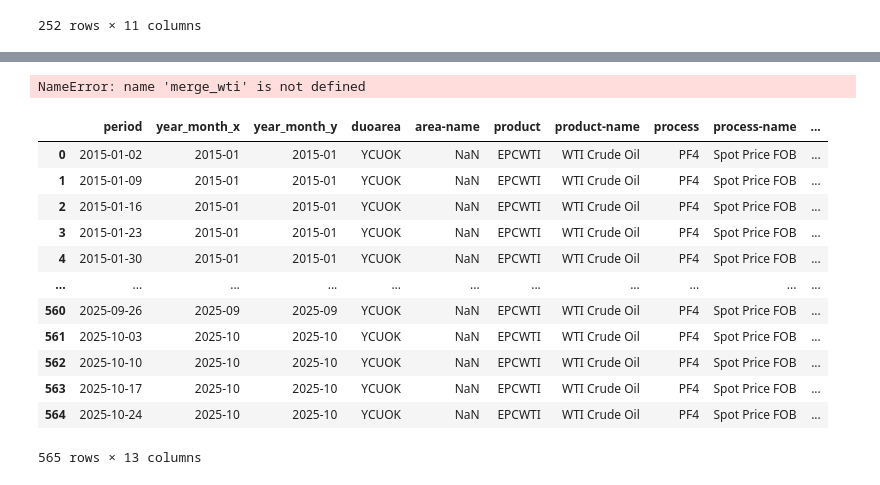
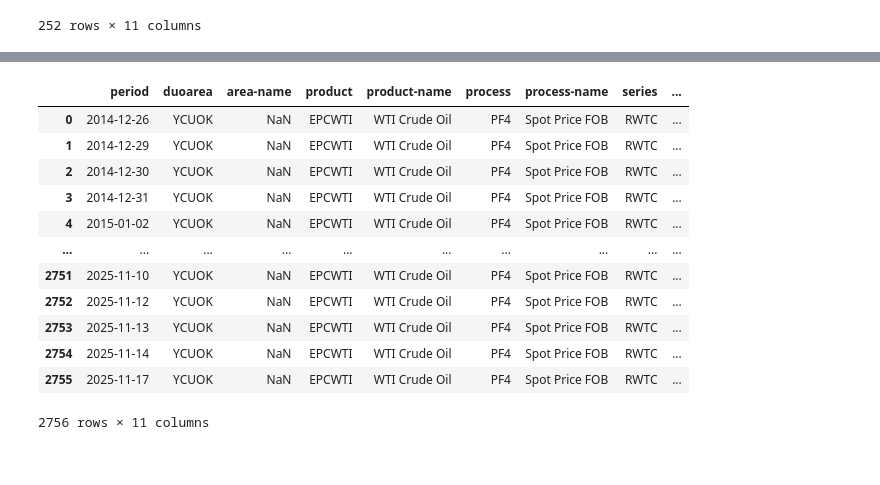
Before and after one commit to SalazarV4/oil-optimization, a Jupyter notebook: notebooks/02_transform.ipynb, the cells around one changed output, grey strips where cells are left out. Saved outputs shown, nothing was run; the diff lists cells and outputs as text; code cells hidden in the pictures.

```diff
--- a/notebooks/02_transform.ipynb
+++ b/notebooks/02_transform.ipynb
@@ -628,23 +620,19 @@ df_wti
 merge_df = features_df.merge(df_wti, on='period',how='outer')
 merge_wti = features_df.merge(merge_df,how='right')
 merge_wti['value'] = merge_wti['value'].ffill()
-# %%
-merge_wti['value'] = merge_wti['value'].rolling(window=5).mean()
-# %% [output]
-NameError: name 'merge_wti' is not defined
-# %%
-features_df.merge(merge_wti,on='period')
-# %% [output]
-|  | period | year_month_x | year_month_y | duoarea | area-name | product | product-name | process | process-name | ... |
-| 0 | 2015-01-02 | 2015-01 | 2015-01 | YCUOK | NaN | EPCWTI | WTI Crude Oil | PF4 | Spot Price FOB | ... |
-| 1 | 2015-01-09 | 2015-01 | 2015-01 | YCUOK | NaN | EPCWTI | WTI Crude Oil | PF4 | Spot Price FOB | ... |
-| 2 | 2015-01-16 | 2015-01 | 2015-01 | YCUOK | NaN | EPCWTI | WTI Crude Oil | PF4 | Spot Price FOB | ... |
-| 3 | 2015-01-23 | 2015-01 | 2015-01 | YCUOK | NaN | EPCWTI | WTI Crude Oil | PF4 | Spot Price FOB | ... |
-| 4 | 2015-01-30 | 2015-01 | 2015-01 | YCUOK | NaN | EPCWTI | WTI Crude Oil | PF4 | Spot Price FOB | ... |
-| ... | ... | ... | ... | ... | ... | ... | ... | ... | ... | ... |
-| 560 | 2025-09-26 | 2025-09 | 2025-09 | YCUOK | NaN | EPCWTI | WTI Crude Oil | PF4 | Spot Price FOB | ... |
-| 561 | 2025-10-03 | 2025-10 | 2025-10 | YCUOK | NaN | EPCWTI | WTI Crude Oil | PF4 | Spot Price FOB | ... |
-| 562 | 2025-10-10 | 2025-10 | 2025-10 | YCUOK | NaN | EPCWTI | WTI Crude Oil | PF4 | Spot Price FOB | ... |
-| 563 | 2025-10-17 | 2025-10 | 2025-10 | YCUOK | NaN | EPCWTI | WTI Crude Oil | PF4 | Spot Price FOB | ... |
-| 564 | 2025-10-24 | 2025-10 | 2025-10 | YCUOK | NaN | EPCWTI | WTI Crude Oil | PF4 | Spot Price FOB | ... |
-565 rows × 13 columns
+# %%
+merge_df
+# %% [output]
+|  | period | duoarea | area-name | product | product-name | process | process-name | series | ... |
+| 0 | 2014-12-26 | YCUOK | NaN | EPCWTI | WTI Crude Oil | PF4 | Spot Price FOB | RWTC | ... |
+| 1 | 2014-12-29 | YCUOK | NaN | EPCWTI | WTI Crude Oil | PF4 | Spot Price FOB | RWTC | ... |
+| 2 | 2014-12-30 | YCUOK | NaN | EPCWTI | WTI Crude Oil | PF4 | Spot Price FOB | RWTC | ... |
+| 3 | 2014-12-31 | YCUOK | NaN | EPCWTI | WTI Crude Oil | PF4 | Spot Price FOB | RWTC | ... |
+| 4 | 2015-01-02 | YCUOK | NaN | EPCWTI | WTI Crude Oil | PF4 | Spot Price FOB | RWTC | ... |
+| ... | ... | ... | ... | ... | ... | ... | ... | ... | ... |
+| 2751 | 2025-11-10 | YCUOK | NaN | EPCWTI | WTI Crude Oil | PF4 | Spot Price FOB | RWTC | ... |
+| 2752 | 2025-11-12 | YCUOK | NaN | EPCWTI | WTI Crude Oil | PF4 | Spot Price FOB | RWTC | ... |
+| 2753 | 2025-11-13 | YCUOK | NaN | EPCWTI | WTI Crude Oil | PF4 | Spot Price FOB | RWTC | ... |
+| 2754 | 2025-11-14 | YCUOK | NaN | EPCWTI | WTI Crude Oil | PF4 | Spot Price FOB | RWTC | ... |
+| 2755 | 2025-11-17 | YCUOK | NaN | EPCWTI | WTI Crude Oil | PF4 | Spot Price FOB | RWTC | ... |
+2756 rows × 11 columns
```
Also changed, not shown: parts of 13 cells of this notebook, 7 other files.
